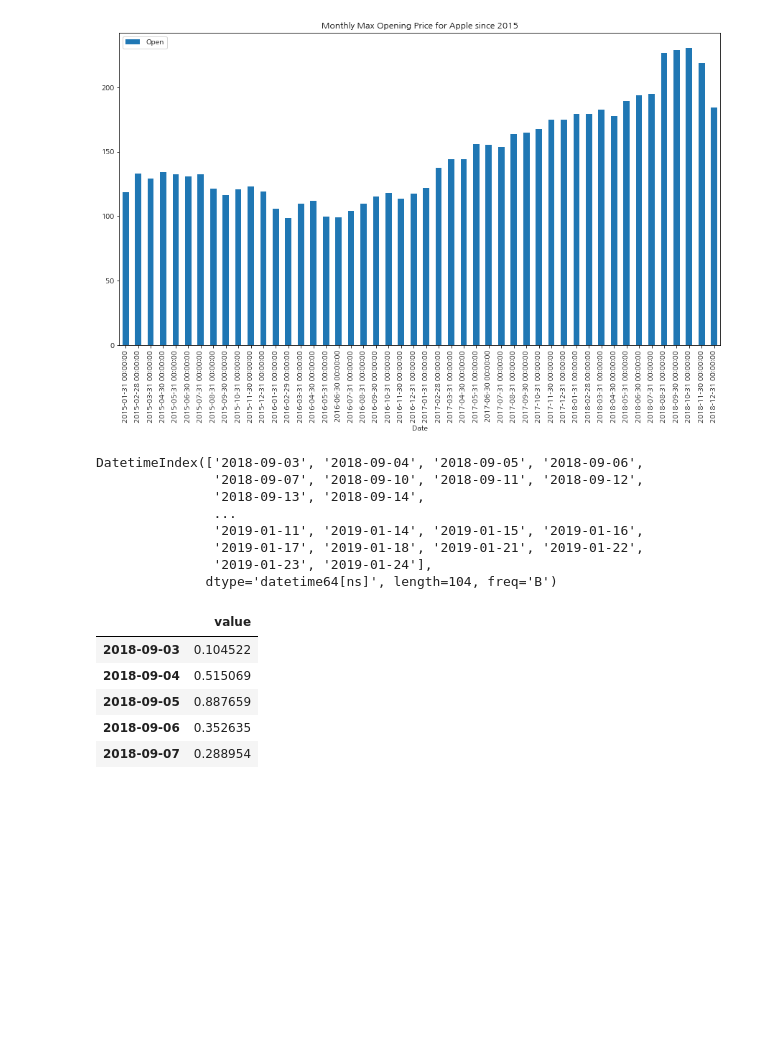
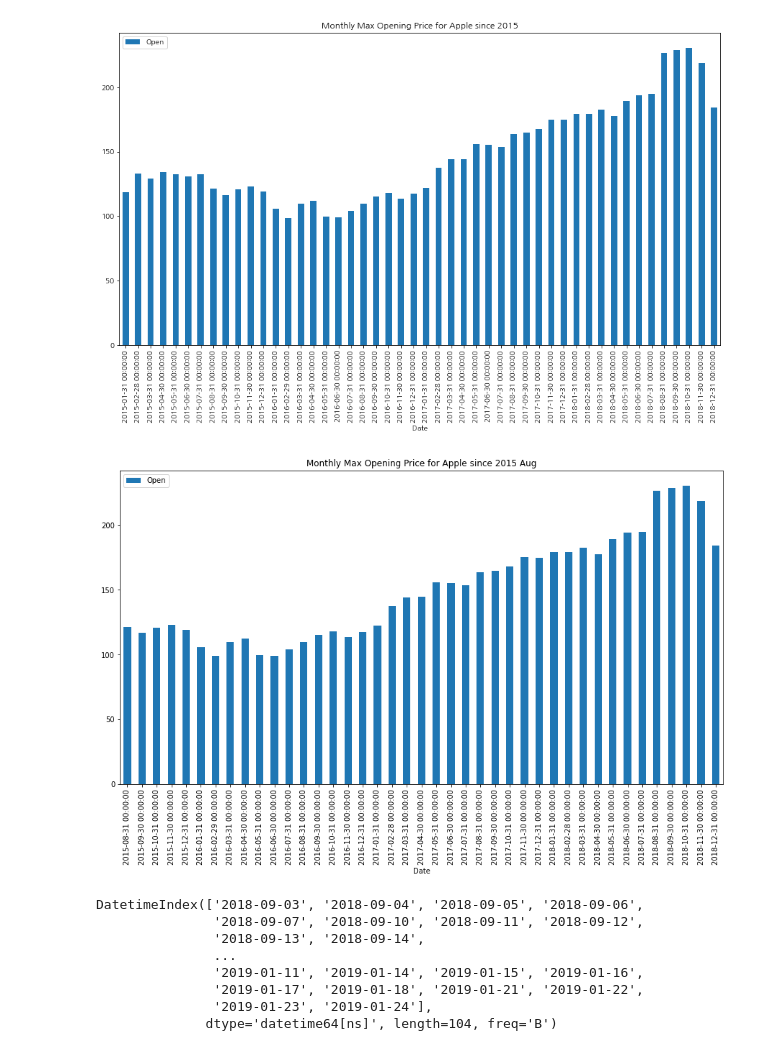
Before and after one commit to HyeonhoonLee/TSA_pandas, a Jupyter notebook: 02_Time_Resampling.ipynb, the cells around one changed output. Saved outputs shown, nothing was run; the diff lists cells and outputs as text; code cells hidden in the pictures; blank space fills up the shorter version.

```diff
--- a/02_Time_Resampling.ipynb
+++ b/02_Time_Resampling.ipynb
@@ -284,6 +333,13 @@ df[['Open']]['2015':].resample('M').max().plot(kind='bar', figsize=(15,8))
 plt.title('Monthly Max Opening Price for Apple since 2015');
 # %% [output]
 [figure]
+# %%
+# 오픈가격을 2015년 '8월' 이후 월별 최댓값을 바차트로 그려본다.
+df[['Open']]['2015-8':].resample('M').max().plot(kind='bar', figsize=(15,8))
+plt.title('Monthly Max Opening Price for Apple since 2015 Aug');
+# ['2015-8'] 대신에 ['2015/8']도 가능하다.
+# %% [output]
+[figure, added]
 # %%
 from datetime import datetime
 # %%
@@ -307,12 +366,3 @@ daily_dataset = \
 pd.DataFrame(
     data = {'value': np.random.rand(len(daily_daterange))},
     index=daily_daterange)
-# %%
-daily_dataset.head()
-# %% [output]
-|  | value |
-| 2018-09-03 | 0.104522 |
-| 2018-09-04 | 0.515069 |
-| 2018-09-05 | 0.887659 |
-| 2018-09-06 | 0.352635 |
-| 2018-09-07 | 0.288954 |
```
Also changed, not shown: parts of 23 cells of this notebook.
